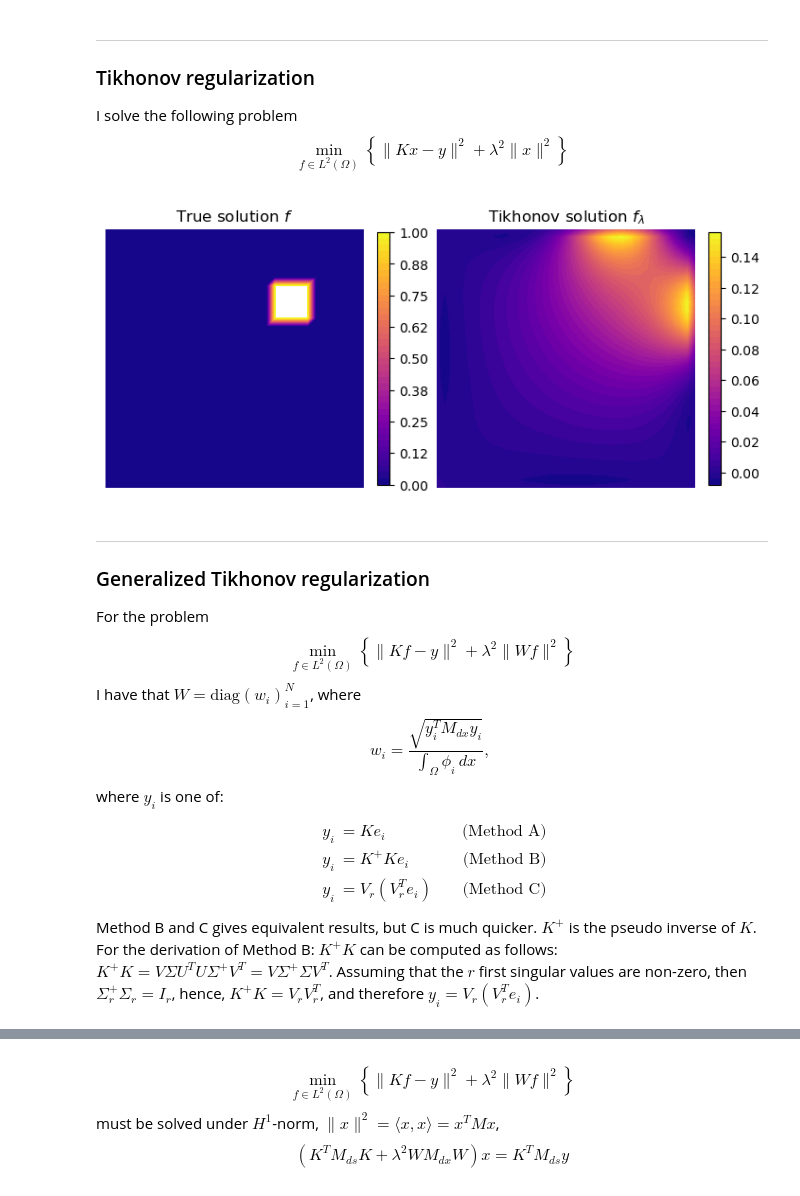
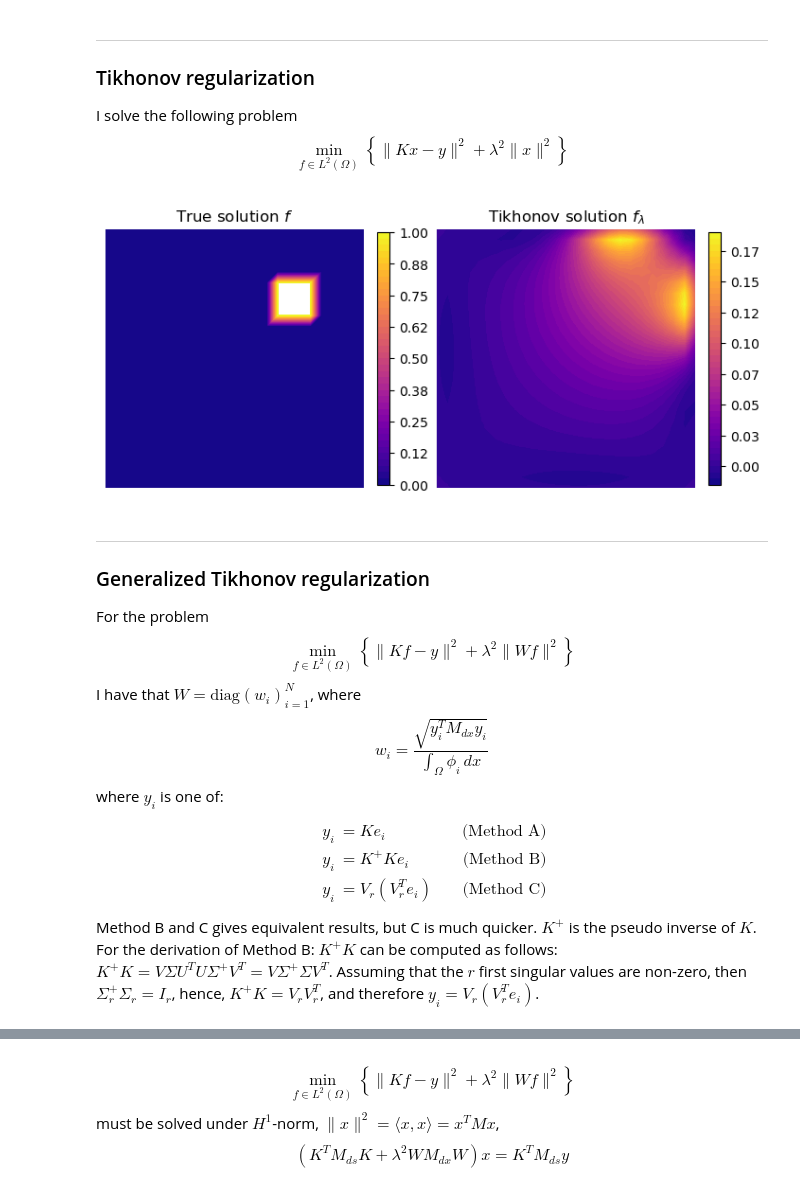
Before and after one commit to EliasSev/masters-thesis, a Jupyter notebook: notebooks/discrete_operator_rsvd.ipynb, the cells around one changed output, grey strips where cells are left out. Cells and saved outputs as stored; diff of their text form; code cells hidden in the pictures.

```diff
--- a/notebooks/discrete_operator_rsvd.ipynb
+++ b/notebooks/discrete_operator_rsvd.ipynb
@@ -703,40 +703,39 @@ def generalized_CV_tikhonov(A, b, lambdas):
     return Gs
 
 # Function space
-n = 32
+n = 24
 mesh = UnitSquareMesh(n, n)
 V = FunctionSpace(mesh, 'CG', 1)
 boundary_dofs = get_boundary_dofs(V)
-
 
 # Assemble K
 K = get_discrete_K(V)
 
 # Get y = K x
 f = get_square_f(V, 0.65, 0.65)
 x = f.vector().get_local()
 y = apply_K(V, x, boundary_dofs)
 
 # Solve
 x_hat  = tikhonov(K, y, lambda_=0.001)
 f_hat = Function(V)
 f_hat.vector()[:] = x_hat.copy()
 
 fig, axes = plt.subplots(1, 2, figsize=(7, 4), constrained_layout=True)
 axes = axes.flatten()
 
 funcs = [f, f_hat]
 names = ["True solution $f$", "Tikhonov solution $f_\lambda$"]
 for ax, func, name in zip(axes, funcs, names):
     plt.sca(ax)
     p = plot(func, title=name, cmap='plasma')
     fig.colorbar(p, ax=ax, format="%.2f", shrink=0.68)
     ax.set_xticks([])
     ax.set_yticks([])
     #ax.spines[['right', 'top', 'bottom', 'left']].set_visible(False)
     ax.set_frame_on(False)
 # %% [output]
-[figure, old version]
+[figure, new version]
 # %% [markdown]
 ---
 ### Generalized Tikhonov regularization
@@ -751,7 +750,7 @@ $$
 $$
 I have that $W = \text{diag}(w_i)_{i=1}^{N}$, where
 $$
-w_i = \frac{ \sqrt{y_i^T M_{dx} y_i} }{ \int_{\Omega} \phi_i \, dx }, \,
+w_i = \frac{ \sqrt{y_i^T M_{dx} y_i} }{ \int_{\Omega} \phi_i \, dx }
 $$
 where $y_i$ is one of:
 $$
```
Also changed, not shown: parts of 8 cells of this notebook.
